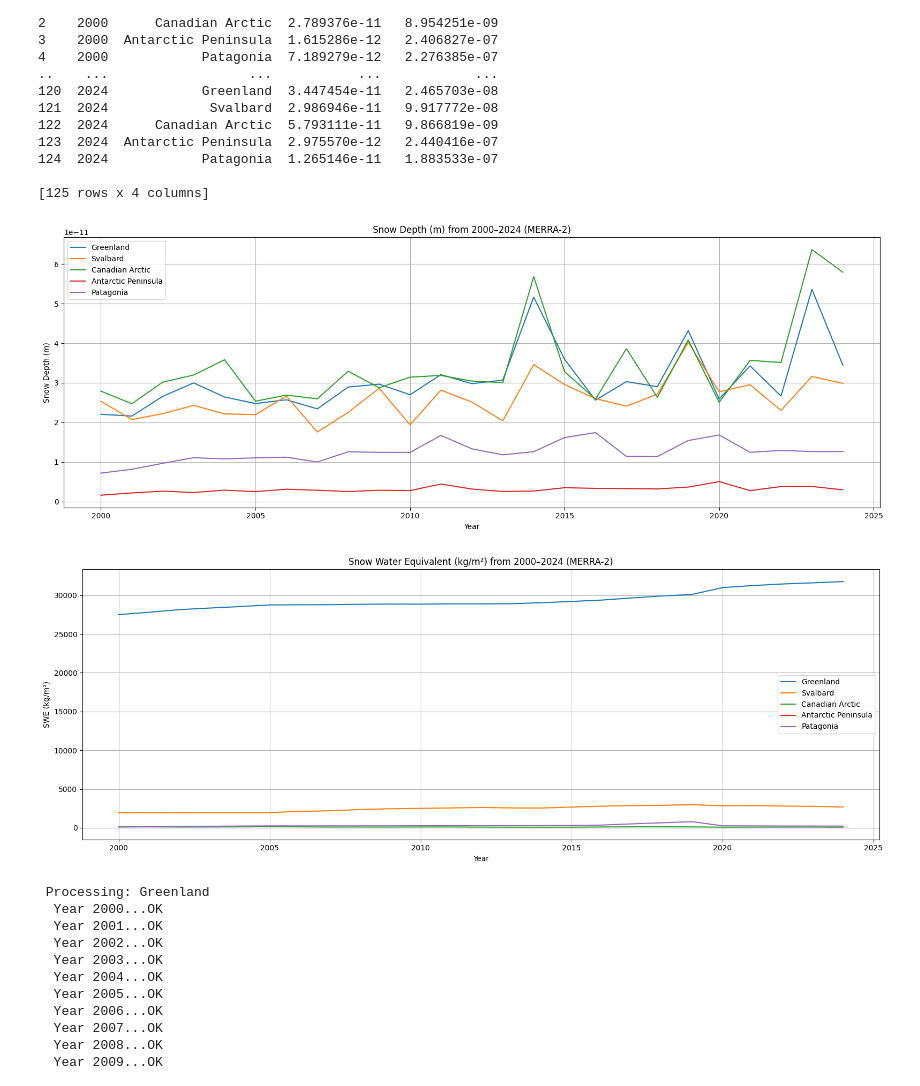
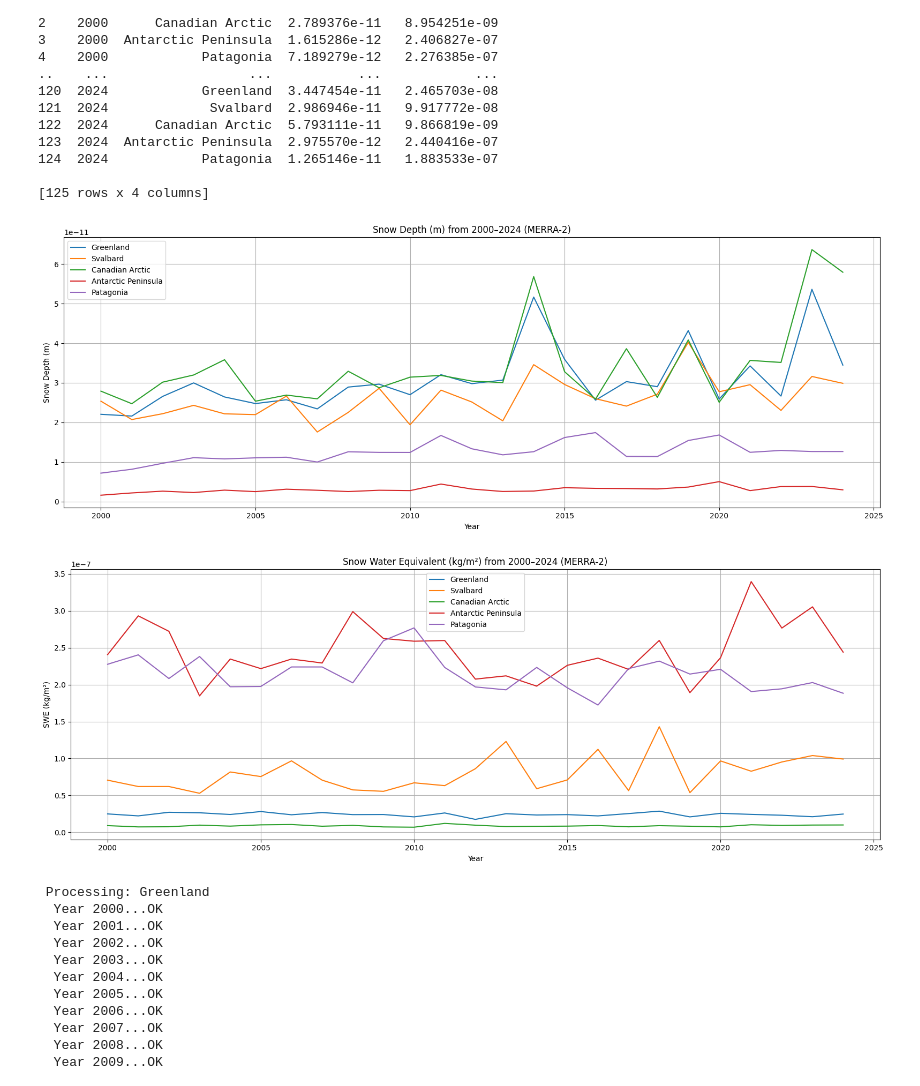
Before and after one commit to JhaAkansha/SnowCapMeltAnalysis, a Jupyter notebook: RS_OEA.ipynb, the cells around one changed output. Saved outputs shown, nothing was run; the diff lists cells and outputs as text; code cells hidden in the pictures.

```diff
--- a/RS_OEA.ipynb
+++ b/RS_OEA.ipynb
@@ -747,34 +747,34 @@ print(merra_df)
 # %%
 # Plotting Snow Depth
 plt.figure(figsize=(16, 6))
 for region in merra_df['Region'].unique():
     region_df = merra_df[merra_df['Region'] == region]
     plt.plot(region_df['Year'], region_df['SnowDepth_m'], label=region)
 
 plt.title("Snow Depth (m) from 2000–2024 (MERRA-2)")
 plt.xlabel("Year")
 plt.ylabel("Snow Depth (m)")
 plt.legend()
 plt.grid(True)
 plt.tight_layout()
 plt.show()
 
 # Plotting SWE
 plt.figure(figsize=(16, 6))
-for region in df['Region'].unique():
-    region_df = df[df['Region'] == region]
+for region in merra_df['Region'].unique():
+    region_df = merra_df[merra_df['Region'] == region]
     plt.plot(region_df['Year'], region_df['SWE_kg_per_m2'], label=region)
 
 plt.title("Snow Water Equivalent (kg/m²) from 2000–2024 (MERRA-2)")
 plt.xlabel("Year")
 plt.ylabel("SWE (kg/m²)")
 plt.legend()
 plt.grid(True)
 plt.tight_layout()
 plt.show()
 # %% [output]
 [figure]
-[figure, old version]
+[figure, new version]
 # %%
 import ee
 import matplotlib.pyplot as plt
```
